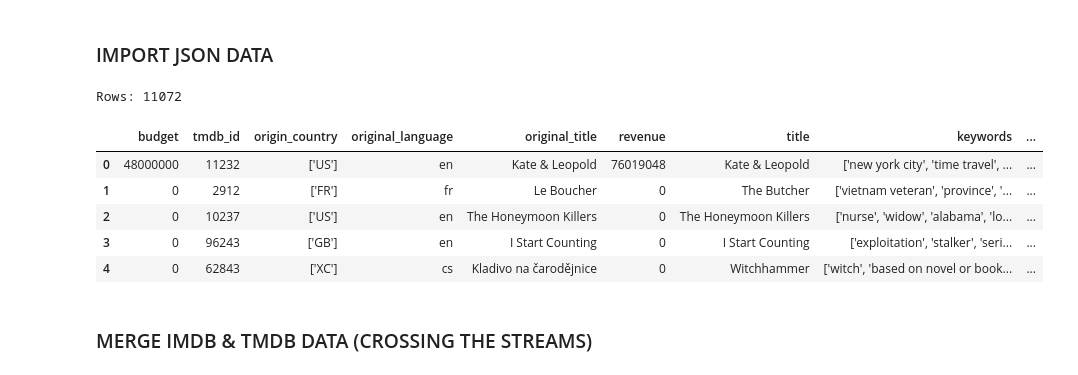
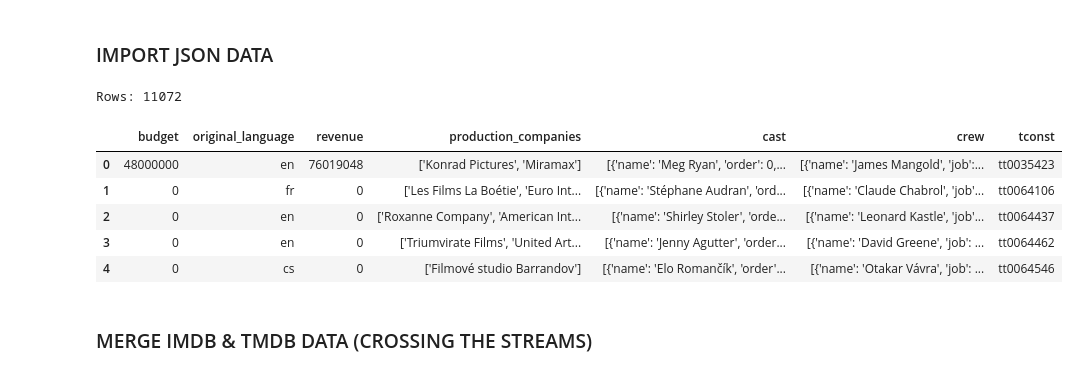
Before and after one commit to joerich1/back_to_the_feature, a Jupyter notebook: data/join datasets.ipynb, the cells around one changed output. Drawn from its saved outputs; the diff is of its cells as text; code cells hidden in the pictures.

```diff
--- a/data/join datasets.ipynb
+++ b/data/join datasets.ipynb
@@ -139,17 +135,17 @@ saved
 # %%
 df_tmdb = pd.read_csv("parsed_json_data.csv")
 df_tmdb = df_tmdb.rename(columns={"id": "tmdb_id"})
-
+df_tmdb = df_tmdb.drop(["tmdb_id", "original_title", "keywords", "title", "origin_country", "genres"], axis=1)
 print(f"Rows: {len(df_tmdb)}")
 df_tmdb.head()
 # %% [output]
 Rows: 11072
-|  | budget | tmdb_id | origin_country | original_language | original_title | revenue | title | keywords | ... |
-| 0 | 48000000 | 11232 | ['US'] | en | Kate & Leopold | 76019048 | Kate & Leopold | ['new york city', 'time travel', ... | ... |
-| 1 | 0 | 2912 | ['FR'] | fr | Le Boucher | 0 | The Butcher | ['vietnam veteran', 'province', '... | ... |
-| 2 | 0 | 10237 | ['US'] | en | The Honeymoon Killers | 0 | The Honeymoon Killers | ['nurse', 'widow', 'alabama', 'lo... | ... |
-| 3 | 0 | 96243 | ['GB'] | en | I Start Counting | 0 | I Start Counting | ['exploitation', 'stalker', 'seri... | ... |
-| 4 | 0 | 62843 | ['XC'] | cs | Kladivo na čarodějnice | 0 | Witchhammer | ['witch', 'based on novel or book... | ... |
+|  | budget | original_language | revenue | production_companies | cast | crew | tconst |
+| 0 | 48000000 | en | 76019048 | ['Konrad Pictures', 'Miramax'] | [{'name': 'Meg Ryan', 'order': 0,... | [{'name': 'James Mangold', 'job':... | tt0035423 |
+| 1 | 0 | fr | 0 | ['Les Films La Boétie', 'Euro Int... | [{'name': 'Stéphane Audran', 'ord... | [{'name': 'Claude Chabrol', 'job'... | tt0064106 |
+| 2 | 0 | en | 0 | ['Roxanne Company', 'American Int... | [{'name': 'Shirley Stoler', 'orde... | [{'name': 'Leonard Kastle', 'job'... | tt0064437 |
+| 3 | 0 | en | 0 | ['Triumvirate Films', 'United Art... | [{'name': 'Jenny Agutter', 'order... | [{'name': 'David Greene', 'job': ... | tt0064462 |
+| 4 | 0 | cs | 0 | ['Filmové studio Barrandov'] | [{'name': 'Elo Romančík', 'order'... | [{'name': 'Otakar Vávra', 'job': ... | tt0064546 |
 # %% [markdown]
 ### MERGE IMDB & TMDB DATA (CROSSING THE STREAMS)
 # %%
```
Also changed, not shown: parts of 12 cells of this notebook, 5 other files.
